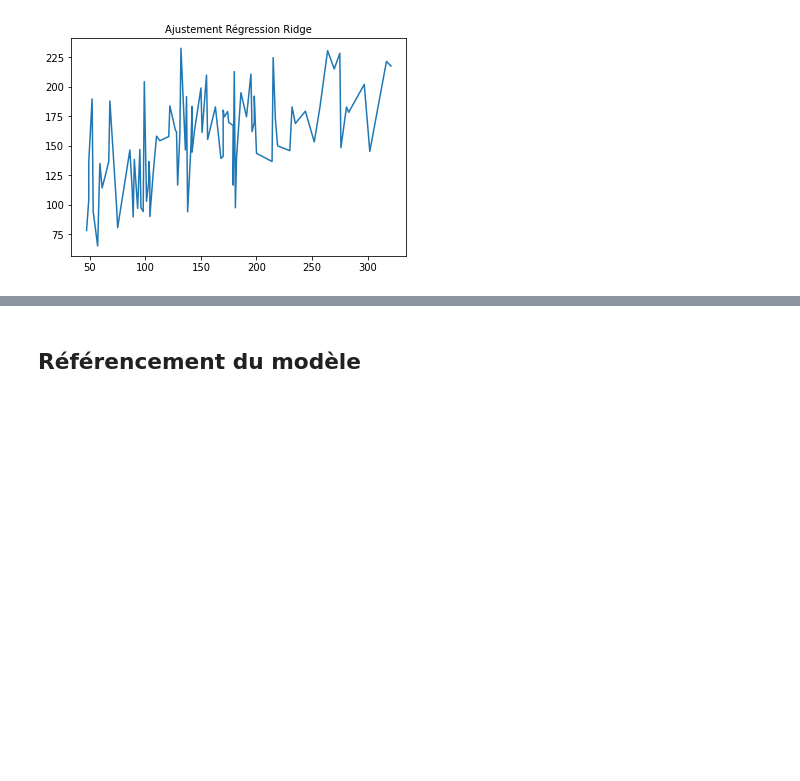
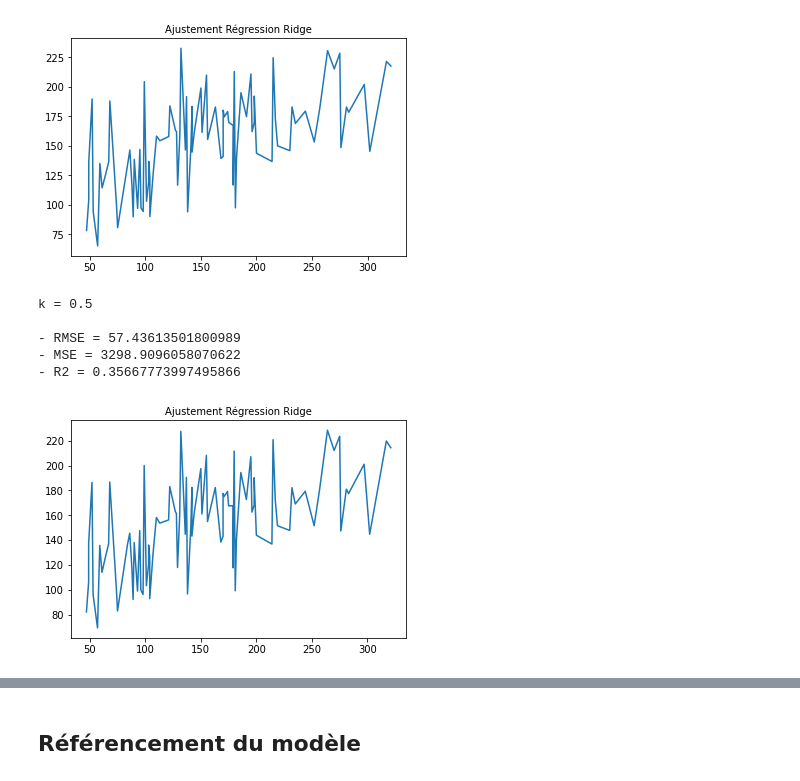
Before and after one commit to retkowsky/WorkshopAML2020, a Jupyter notebook: 1 Introduction Azure ML.ipynb, the cells around one changed output, grey strips where cells are left out. Drawn from its saved outputs; the diff is of its cells as text; code cells hidden in the pictures; blank space fills up the shorter version.

```diff
--- a/1 Introduction Azure ML.ipynb
+++ b/1 Introduction Azure ML.ipynb
@@ -293,5 +293,14 @@ k = 0.4
 - MSE = 3295.741064355809
 - R2 = 0.3572956390661659
 [figure]
+# %%
+regridge(0.5)
+# %% [output]
+k = 0.5
+
+- RMSE = 57.43613501800989
+- MSE = 3298.9096058070622
+- R2 = 0.35667773997495866
+[figure, added]
 # %%
 # Liste des pickle des modèles sauvegardés sur le disque
```
Also changed, not shown: parts of 8 cells of this notebook.
